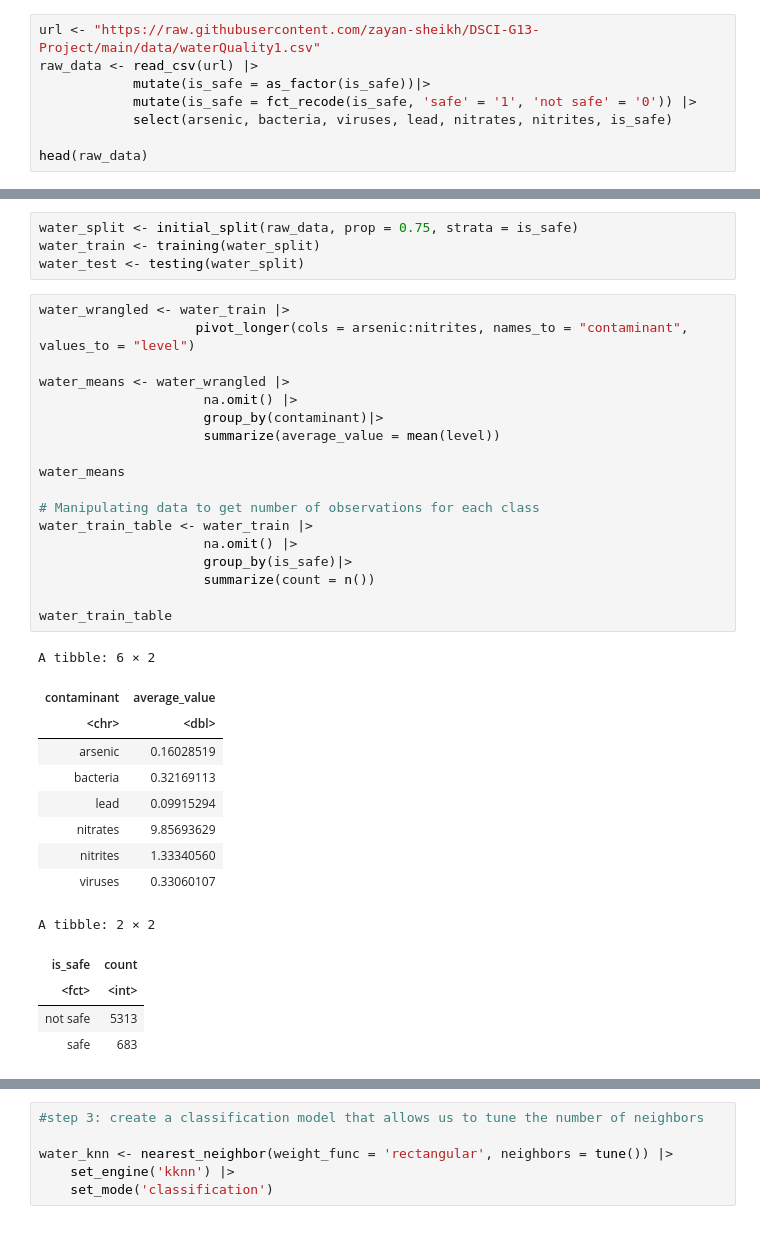
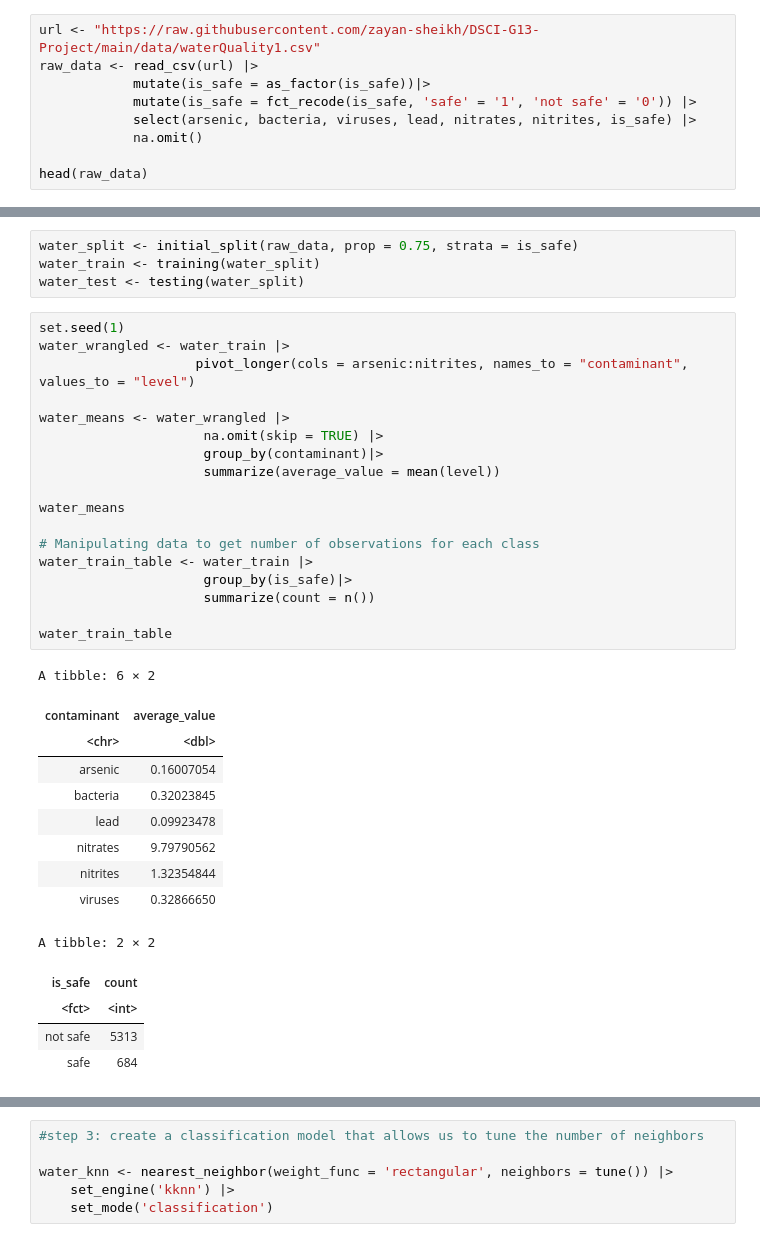
Before and after one commit to zayan-sheikh/DSCI-G13-Project, a Jupyter notebook: group_project_report.ipynb, the cells around one changed output, grey strips where cells are left out. Cells and saved outputs as stored; diff of their text form.

```diff
--- a/group_project_report.ipynb
+++ b/group_project_report.ipynb
@@ -26,7 +30,8 @@ url <- "https://raw.githubusercontent.com/zayan-sheikh/DSCI-G13-Project/main/dat
 raw_data <- read_csv(url) |>
             mutate(is_safe = as_factor(is_safe))|>
             mutate(is_safe = fct_recode(is_safe, 'safe' = '1', 'not safe' = '0')) |>
-            select(arsenic, bacteria, viruses, lead, nitrates, nitrites, is_safe)
+            select(arsenic, bacteria, viruses, lead, nitrates, nitrites, is_safe) |>
+            na.omit()
 
 head(raw_data)
 # %% [output]
@@ -56,38 +61,38 @@ water_split <- initial_split(raw_data, prop = 0.75, strata = is_safe)
 water_train <- training(water_split)
 water_test <- testing(water_split)
 # %%
+set.seed(1)
 water_wrangled <- water_train |>
                     pivot_longer(cols = arsenic:nitrites, names_to = "contaminant", values_to = "level")
 
 water_means <- water_wrangled |>
-                     na.omit() |>
+                     na.omit(skip = TRUE) |>
                      group_by(contaminant)|>
                      summarize(average_value = mean(level))
 
 water_means
 
 # Manipulating data to get number of observations for each class
 water_train_table <- water_train |>
-                     na.omit() |>
                      group_by(is_safe)|>
                      summarize(count = n())
 
 water_train_table
 # %% [output]
 A tibble: 6 × 2
 | contaminant | average_value |
 | <chr> | <dbl> |
-| arsenic | 0.16028519 |
-| bacteria | 0.32169113 |
-| lead | 0.09915294 |
-| nitrates | 9.85693629 |
-| nitrites | 1.33340560 |
-| viruses | 0.33060107 |
+| arsenic | 0.16007054 |
+| bacteria | 0.32023845 |
+| lead | 0.09923478 |
+| nitrates | 9.79790562 |
+| nitrites | 1.32354844 |
+| viruses | 0.32866650 |
 A tibble: 2 × 2
 | is_safe | count |
 | <fct> | <int> |
 | not safe | 5313 |
-| safe | 683 |
+| safe | 684 |
 # %%
 water_train_plot <- water_wrangled |>
                     ggplot(aes(x=level, fill = contaminant)) +
```
Also changed, not shown: parts of 17 cells of this notebook.
